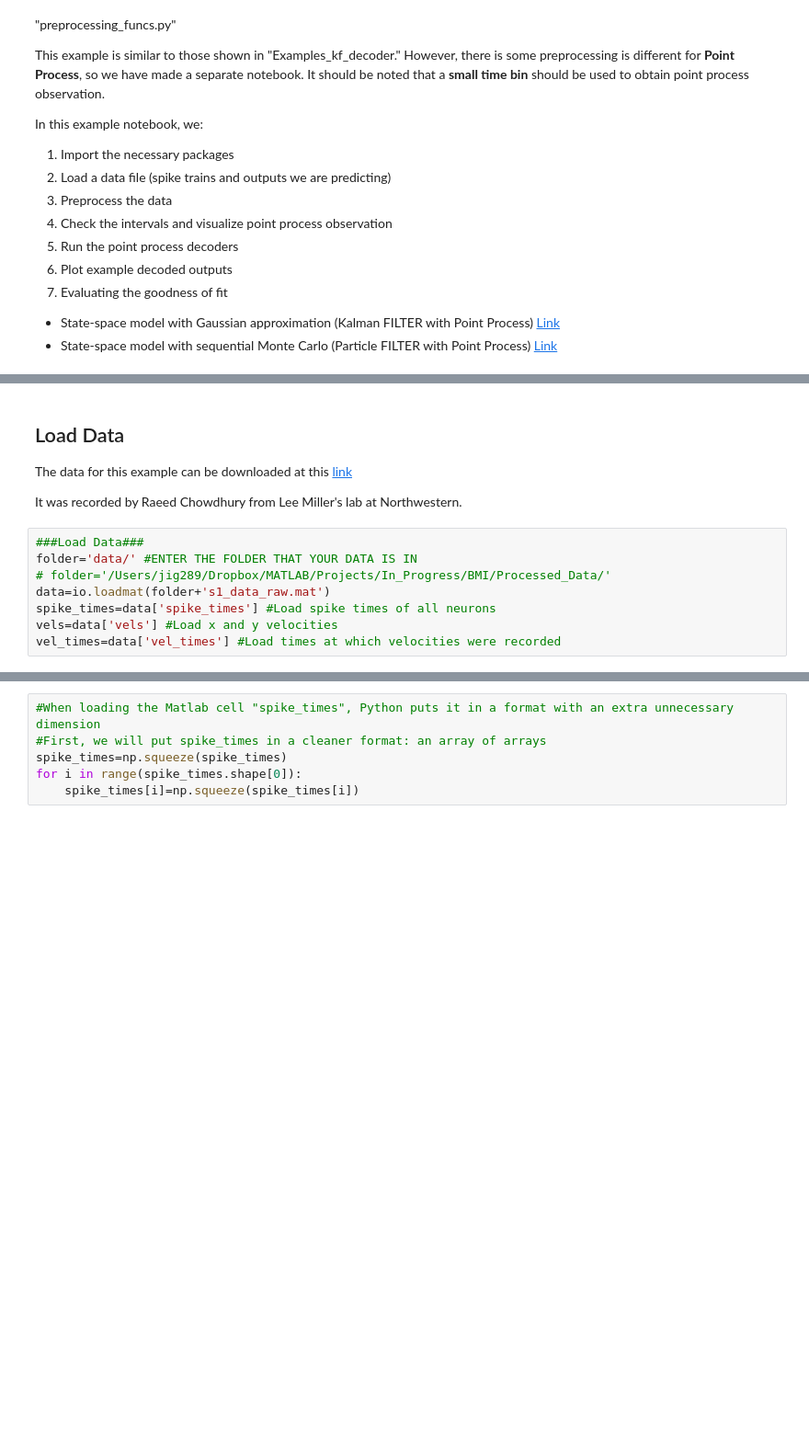
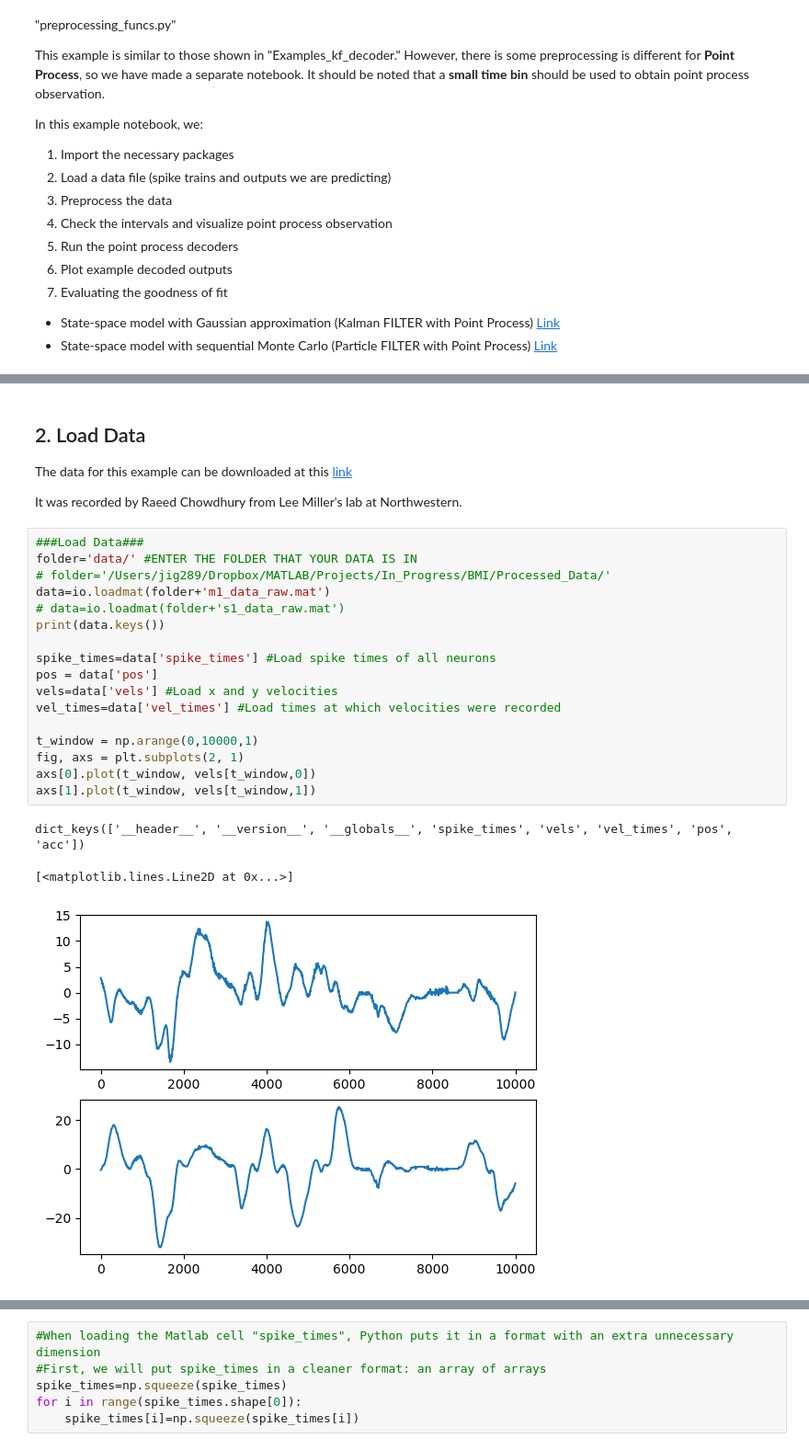
Before and after one commit to mingdong-li/Neural_Decoding, a Jupyter notebook: Example_pp_decoders.ipynb, the cells around one changed output, grey strips where cells are left out. Shown: that part at 92% size. Drawn from its saved outputs; the diff is of its cells as text; blank space fills up the shorter version.

```diff
--- a/Example_pp_decoders.ipynb
+++ b/Example_pp_decoders.ipynb
@@ -42,15 +46,28 @@ from Neural_Decoding.preprocessing_funcs import bin_spikes
 from Neural_Decoding.preprocessing_funcs import bin_output
 %matplotlib inline
 # %% [markdown]
-## Load Data
+## 2. Load Data
 The data for this example can be downloaded at this [link](https://www.dropbox.com/sh/n4924ipcfjqc0t6/AACPWjxDKPEzQiXKUUFriFkJa?dl=0&preview=s1_data_raw.mat)
 
 It was recorded by Raeed Chowdhury from Lee Miller's lab at Northwestern.
 # %%
 ###Load Data###
 folder='data/' #ENTER THE FOLDER THAT YOUR DATA IS IN
 # folder='/Users/jig289/Dropbox/MATLAB/Projects/In_Progress/BMI/Processed_Data/'
-data=io.loadmat(folder+'s1_data_raw.mat')
+data=io.loadmat(folder+'m1_data_raw.mat')
+# data=io.loadmat(folder+'s1_data_raw.mat')
+print(data.keys())
+
 spike_times=data['spike_times'] #Load spike times of all neurons
+pos = data['pos']
 vels=data['vels'] #Load x and y velocities
 vel_times=data['vel_times'] #Load times at which velocities were recorded
+
+t_window = np.arange(0,10000,1)
+fig, axs = plt.subplots(2, 1)
+axs[0].plot(t_window, vels[t_window,0])
+axs[1].plot(t_window, vels[t_window,1])
+# %% [output]
+dict_keys(['__header__', '__version__', '__globals__', 'spike_times', 'vels', 'vel_times', 'pos', 'acc'])
+[<matplotlib.lines.Line2D at 0x...>]
+[figure, added]
```
Also changed, not shown: parts of 21 cells of this notebook, 2 other files.
